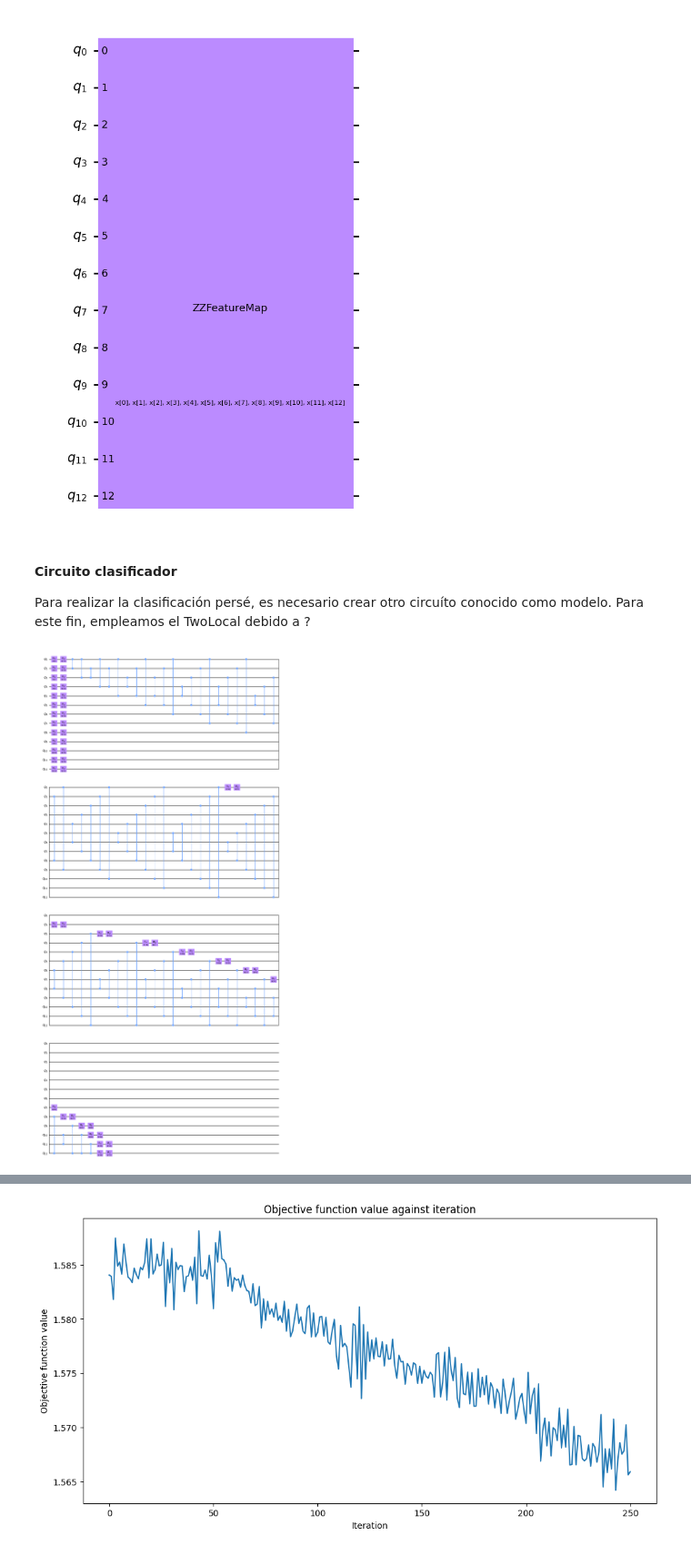
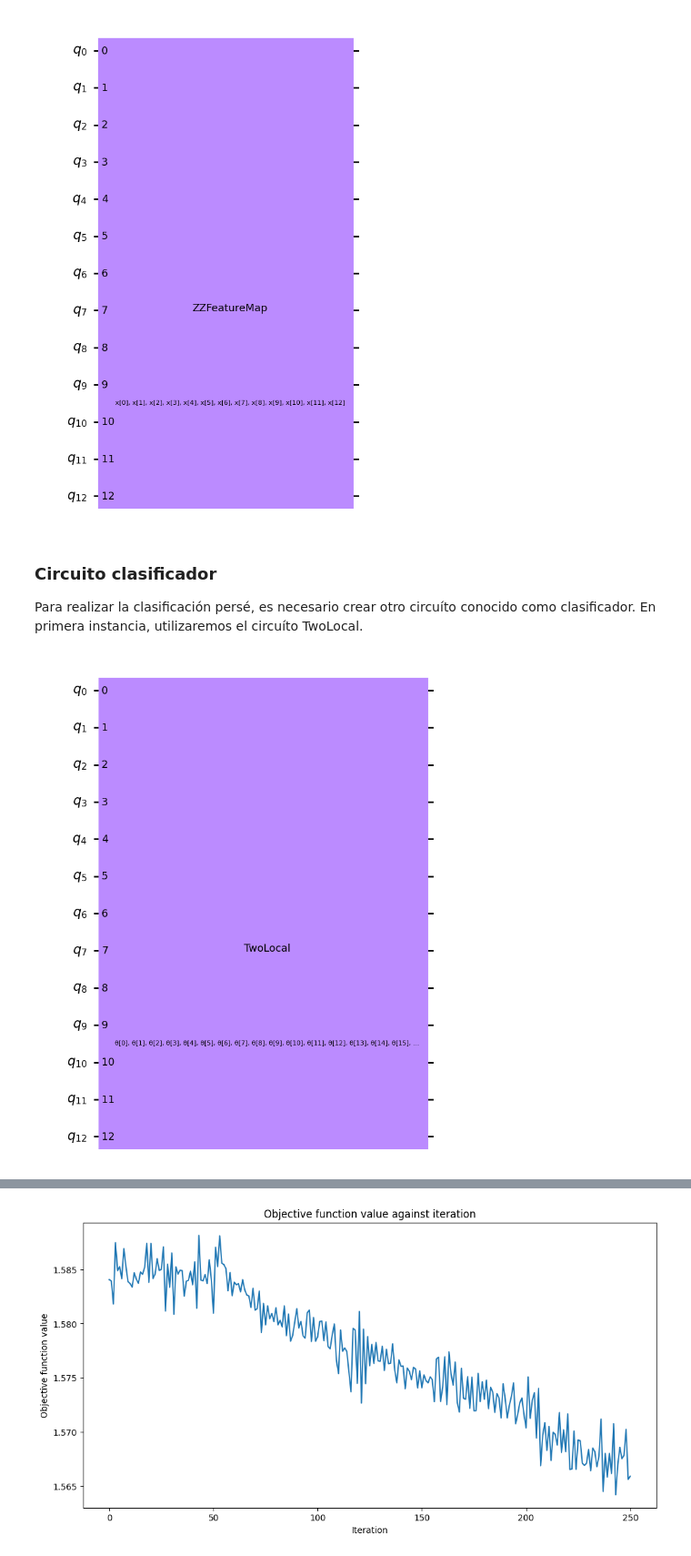
Before and after one commit to FernandoMond/Quantum-Machine-Learning, a Jupyter notebook: P2 Variacional/P1.2 QNN.ipynb, the cells around one changed output, grey strips where cells are left out. Shown at 91% size. Cells and saved outputs as stored; diff of their text form; code cells hidden in the pictures.

```diff
--- a/P2 Variacional/P1.2 QNN.ipynb
+++ b/P2 Variacional/P1.2 QNN.ipynb
@@ -52,17 +48,17 @@ featureMap.draw("mpl")
 # %% [output]
 [figure]
 # %% [markdown]
-#### Circuito clasificador
+### Circuito clasificador
 
 
-Para realizar la clasificación persé, es necesario crear otro circuíto conocido como modelo. Para este fin, empleamos el TwoLocal debido a ?
+Para realizar la clasificación persé, es necesario crear otro circuíto conocido como clasificador. En primera instancia, utilizaremos el circuíto TwoLocal.
 # %%
-#Para el circuito clasificador utilizaremos TwoLocal
+
 from qiskit.circuit.library import TwoLocal
 from qiskit.circuit.library import PauliTwoDesign
 
 classifier = TwoLocal(13, ['ry', 'rz'], 'cz', reps=1)
-classifier.decompose().draw("mpl")
+classifier.draw("mpl")
 # %% [output]
-[figure, old version]
+[figure, new version]
 # %% [markdown]
```
Also changed, not shown: parts of 39 cells of this notebook.
